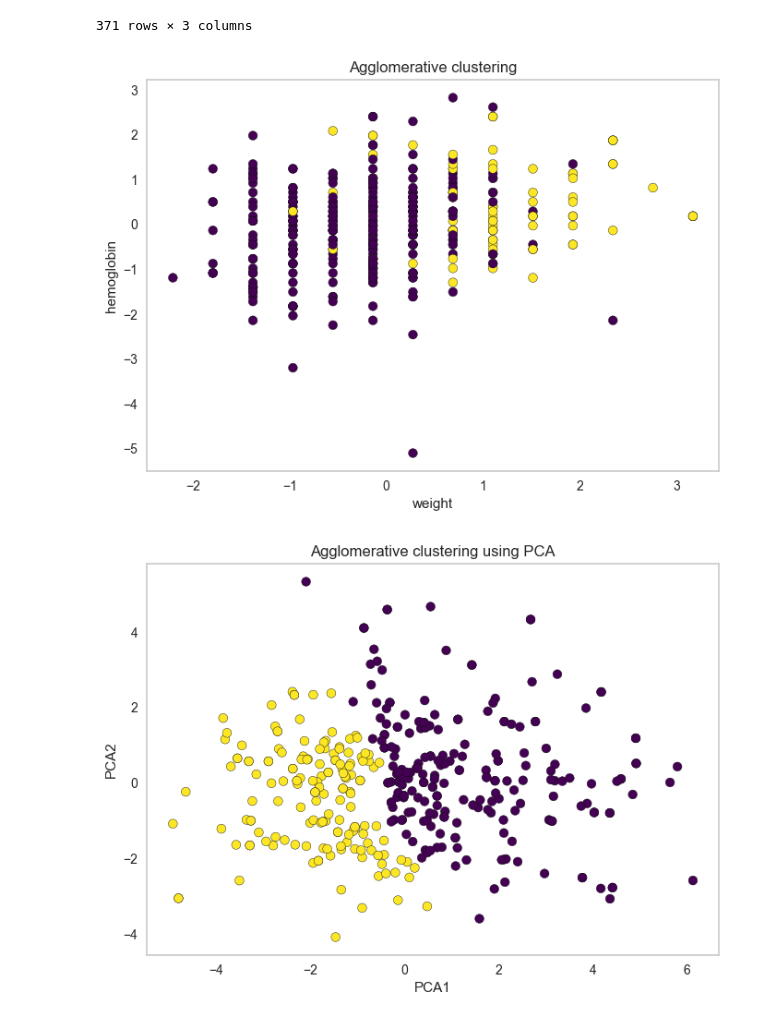
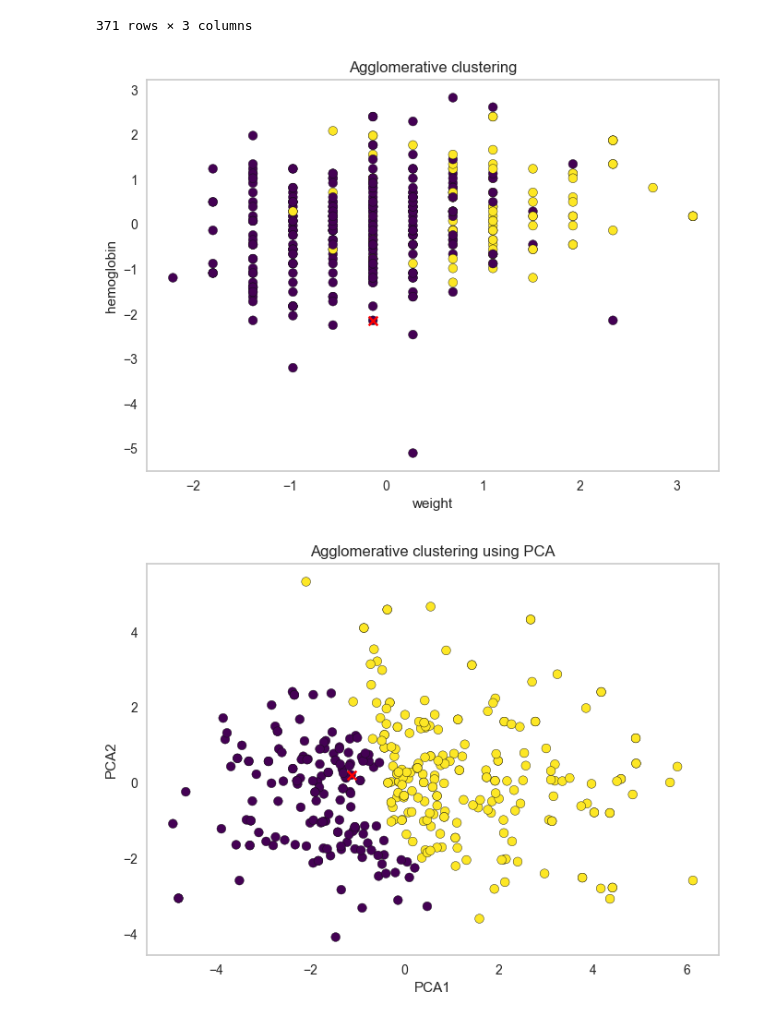
Before and after one commit to balooooooooo/machine_learning_1_coursework, a Jupyter notebook: clustering.ipynb, the cells around one changed output. Drawn from its saved outputs; the diff is of its cells as text; code cells hidden in the pictures.

Commit message:
name fixes, added instance of interest

```diff
--- a/clustering.ipynb
+++ b/clustering.ipynb
@@ -200,18 +206,25 @@ clustering_pca
 # %%
 # draw plots
 scatter1 = plt.scatter(x = clustering_data['weight(kg)'],y =  clustering_data['hemoglobin'], c = clustering_data['predictions'], cmap = 'viridis', edgecolors='k')
 plt.title('Agglomerative clustering')
 plt.xlabel('weight')
 plt.ylabel('hemoglobin')
 plt.grid(False)
+# add the instance of interest
+plt.scatter(x = -0.138118, y = -2.141766, c='red', marker='x')
 plt.show()
+
+# in PCA we reverse predictions (change 0s to 1s and vice versa) for better readability of colors
+clustering_pca['predictions'] = clustering_pca['predictions'].replace([0,1],[1,0])
 
 scatter2 = plt.scatter(x = clustering_pca['pca1'], y = clustering_pca['pca2'], c = clustering_pca['predictions'], cmap = 'viridis', edgecolors='k')
 plt.title('Agglomerative clustering using PCA')
 plt.xlabel('PCA1')
 plt.ylabel('PCA2')
 plt.grid(False)
+# add the instance of interest
+plt.scatter(x =-1.133579, y = 0.217776, c='red', marker='x')
 plt.show()
 # %% [output]
 [figure]
-[figure, old version]
+[figure, new version]
```
Also changed, not shown: parts of 2 cells of this notebook, 1 other file.
